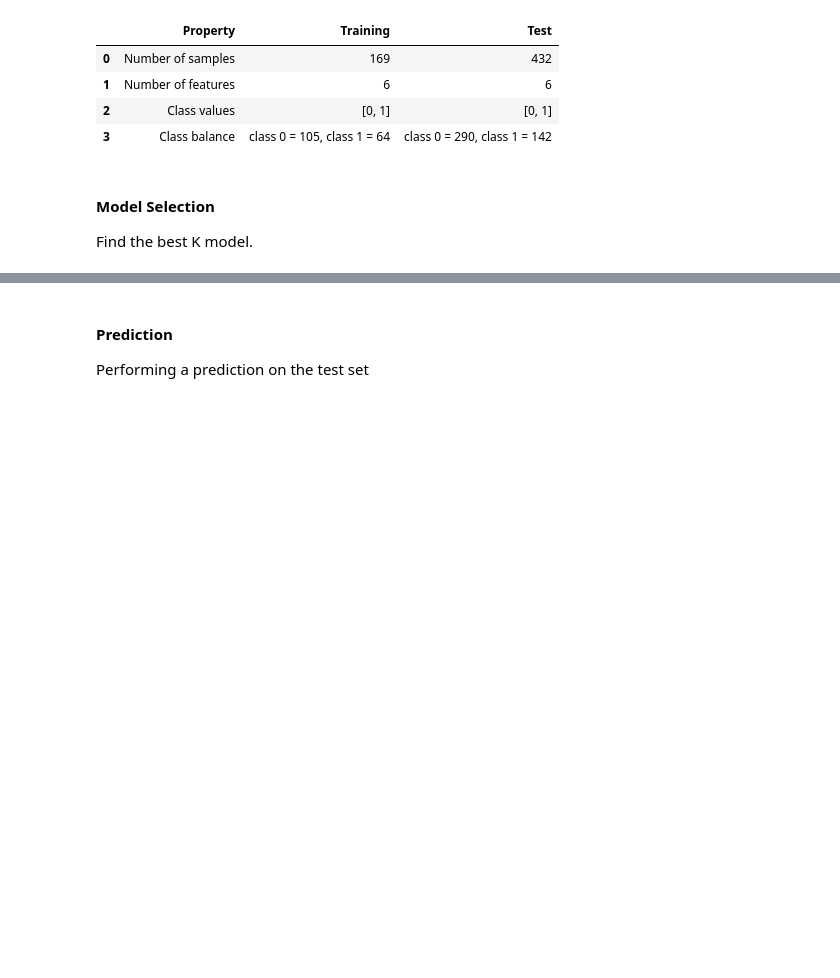
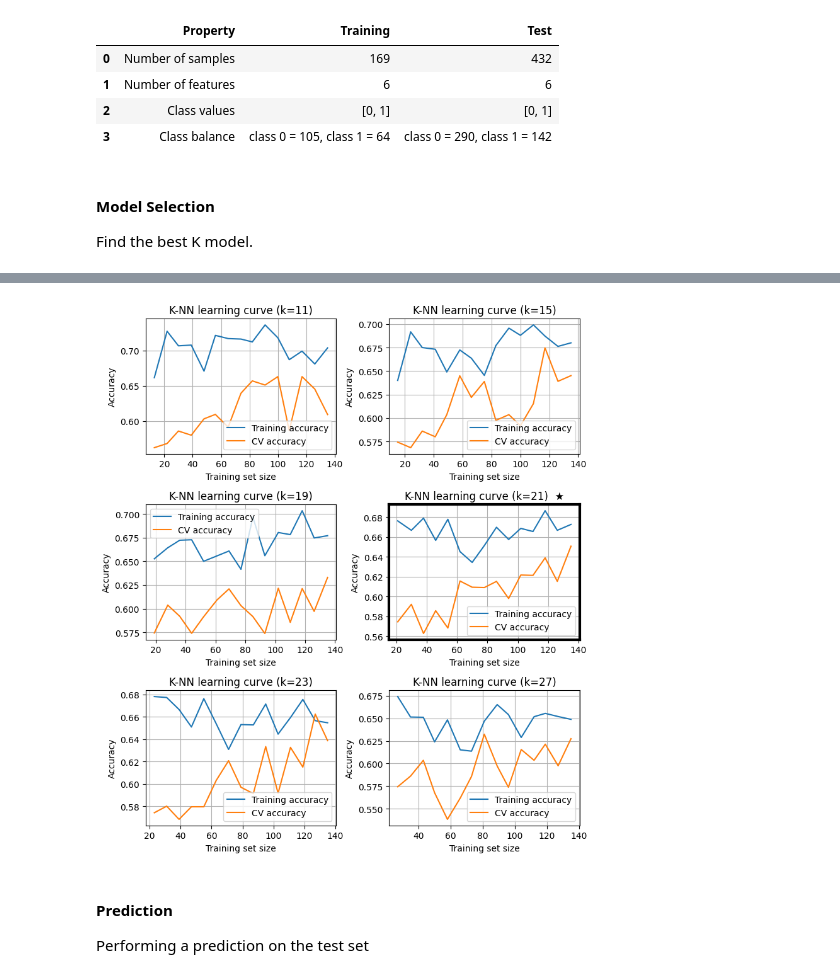
Before and after one commit to Borbico/Machine_Learning_Melaccio, a Jupyter notebook: collaudo/monk_KNN.ipynb, the cells around one changed output, grey strips where cells are left out. Saved outputs shown, nothing was run; the diff lists cells and outputs as text; code cells hidden in the pictures; blank space fills up the shorter version.

```diff
--- a/collaudo/monk_KNN.ipynb
+++ b/collaudo/monk_KNN.ipynb
@@ -105,7 +129,7 @@ model_2, cv_scores_2, train_scores_2 = kc.find_best_knn_model(
     monk_2_TR_features, monk_2_TR_labels, default_cv, default_krange
 )
 
-kc.knn_introspection(cv_scores_2)
+best_k_2, best_mean_2, best_std_2 = kc.knn_introspection(cv_scores_2)
 # %% [output]
 Best k: 21
 Best mean accuracy: 0.6926916221033869
@@ -118,3 +145,22 @@ kc.plot_knn_validation_curve(cv_scores_2, train_scores_2)
+# %%
+importlib.reload(kc)
+models=[]
+for k in kc.k_neighborhood(best_k_2, len(monk_2_TR_labels)):
+    models.append(KNeighborsClassifier(
+        n_neighbors=k,
+        weights=weights,
+        metric=metric
+    ))
+
+kc.plot_knn_learning_curves_grid(
+    models=models,
+    X=monk_2_TR_features,
+    y=monk_2_TR_labels,
+    cv=default_cv,
+    highlight_k=best_k_2
+)
+# %% [output]
+[figure, added]
 # %% [markdown]
 <h4>Prediction</h4>
 <p>Performing a prediction on the test set</p>
```
Also changed, not shown: parts of 12 cells of this notebook, 5 other files.
